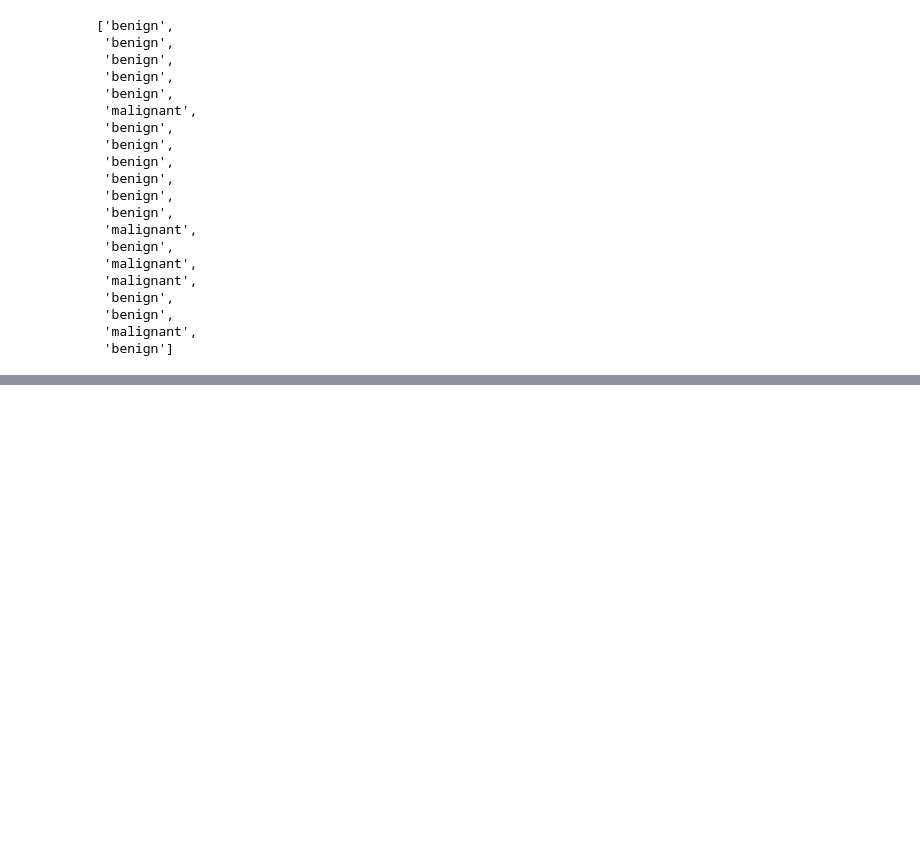
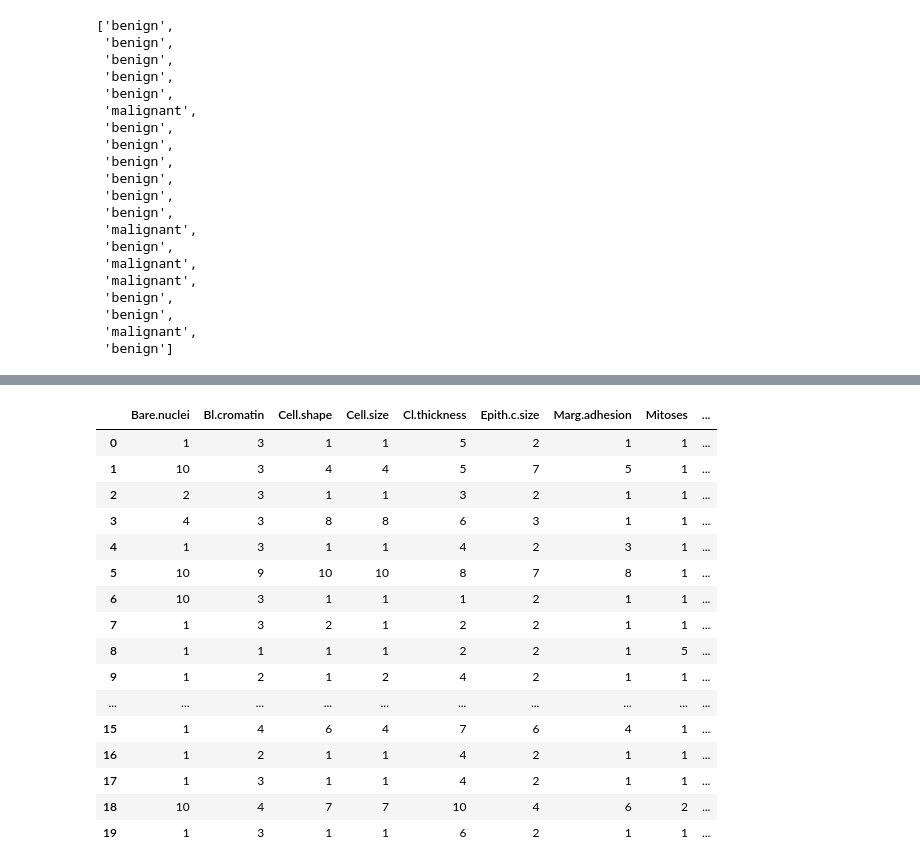
Before and after one commit to mirekphd/Machine-Learning-in-TabPy, a Jupyter notebook: BreastCancerExample.ipynb, the cells around one changed output, grey strips where cells are left out. Drawn from its saved outputs; the diff is of its cells as text; code cells hidden in the pictures; blank space fills up the shorter version.

```diff
--- a/BreastCancerExample.ipynb
+++ b/BreastCancerExample.ipynb
@@ -364,0 +365,23 @@ act_vs_pred_df
+# %%
+## print sample df with cols sorted alphabetically
+# to match the order of params in the user interface
+# in Tableau dashboard
+df_sample[sorted(df_sample.columns)]
+# %% [output]
+|  | Bare.nuclei | Bl.cromatin | Cell.shape | Cell.size | Cl.thickness | Epith.c.size | Marg.adhesion | Mitoses | ... |
+| 0 | 1 | 3 | 1 | 1 | 5 | 2 | 1 | 1 | ... |
+| 1 | 10 | 3 | 4 | 4 | 5 | 7 | 5 | 1 | ... |
+| 2 | 2 | 3 | 1 | 1 | 3 | 2 | 1 | 1 | ... |
+| 3 | 4 | 3 | 8 | 8 | 6 | 3 | 1 | 1 | ... |
+| 4 | 1 | 3 | 1 | 1 | 4 | 2 | 3 | 1 | ... |
+| 5 | 10 | 9 | 10 | 10 | 8 | 7 | 8 | 1 | ... |
+| 6 | 10 | 3 | 1 | 1 | 1 | 2 | 1 | 1 | ... |
+| 7 | 1 | 3 | 2 | 1 | 2 | 2 | 1 | 1 | ... |
+| 8 | 1 | 1 | 1 | 1 | 2 | 2 | 1 | 5 | ... |
+| 9 | 1 | 2 | 1 | 2 | 4 | 2 | 1 | 1 | ... |
+| ... | ... | ... | ... | ... | ... | ... | ... | ... | ... |
+| 15 | 1 | 4 | 6 | 4 | 7 | 6 | 4 | 1 | ... |
+| 16 | 1 | 2 | 1 | 1 | 4 | 2 | 1 | 1 | ... |
+| 17 | 1 | 3 | 1 | 1 | 4 | 2 | 1 | 1 | ... |
+| 18 | 10 | 4 | 7 | 7 | 10 | 4 | 6 | 2 | ... |
+| 19 | 1 | 3 | 1 | 1 | 6 | 2 | 1 | 1 | ... |
```
Also changed, not shown: parts of 1 cell of this notebook, 2 other files.
